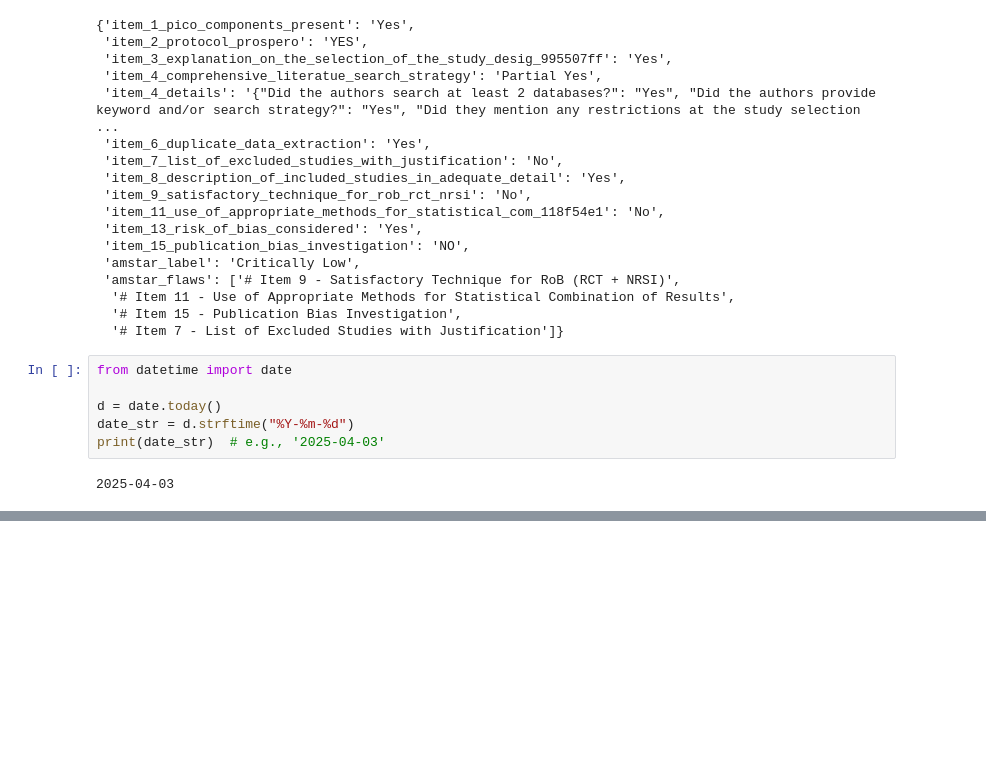
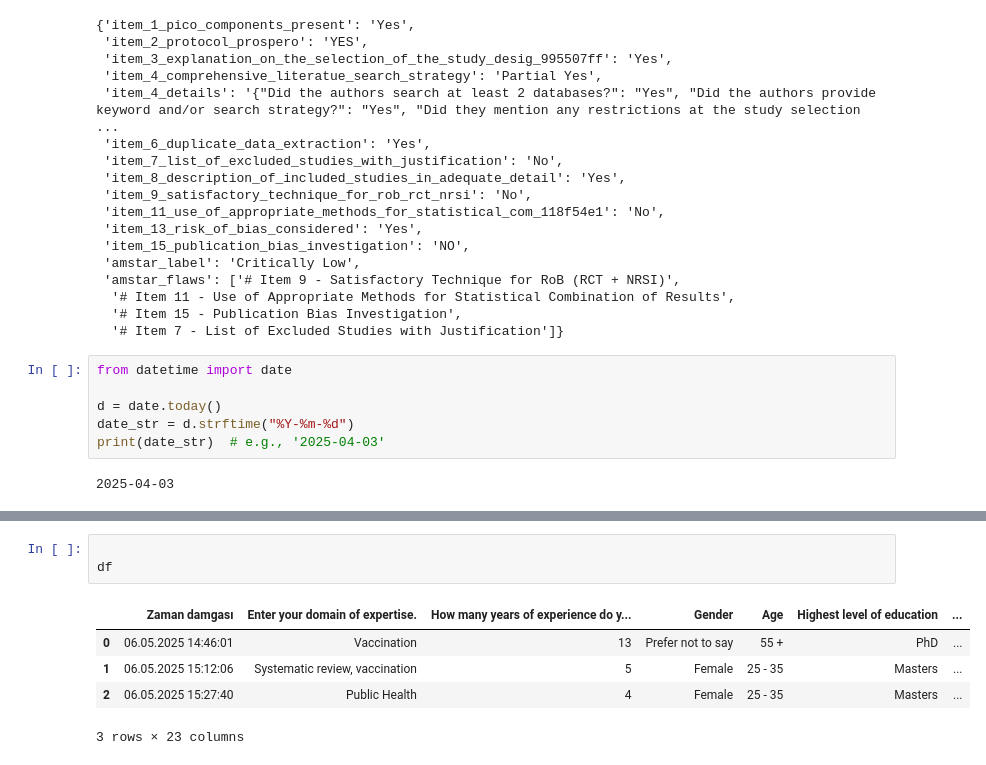
Before and after one commit to Ebenco36/SenseBackend, a Jupyter notebook: test-cochrane.ipynb, the cells around one changed output, grey strips where cells are left out. Drawn from its saved outputs; the diff is of its cells as text; blank space fills up the shorter version.

```diff
--- a/test-cochrane.ipynb
+++ b/test-cochrane.ipynb
@@ -2179,0 +3665,9 @@ print(date_str)  # e.g., '2025-04-03'
+# %%
+
+df
+# %% [output]
+|  | Zaman damgası | Enter your domain of expertise. | How many years of experience do y... | Gender | Age | Highest level of education | ... |
+| 0 | 06.05.2025 14:46:01 | Vaccination | 13 | Prefer not to say | 55 + | PhD | ... |
+| 1 | 06.05.2025 15:12:06 | Systematic review, vaccination | 5 | Female | 25 - 35 | Masters | ... |
+| 2 | 06.05.2025 15:27:40 | Public Health | 4 | Female | 25 - 35 | Masters | ... |
+3 rows × 23 columns
```
Also changed, not shown: parts of 19 cells of this notebook, 23 other files.
